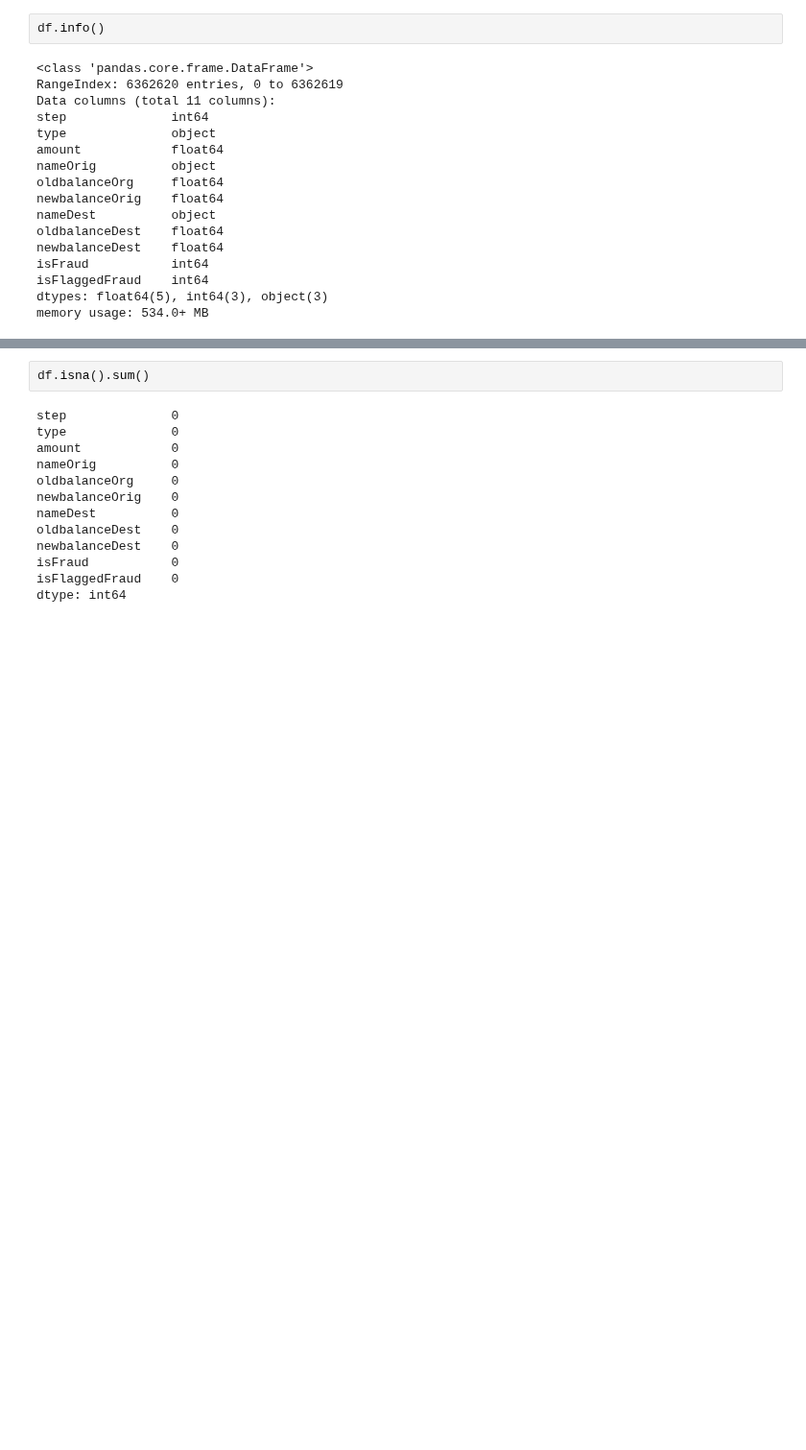
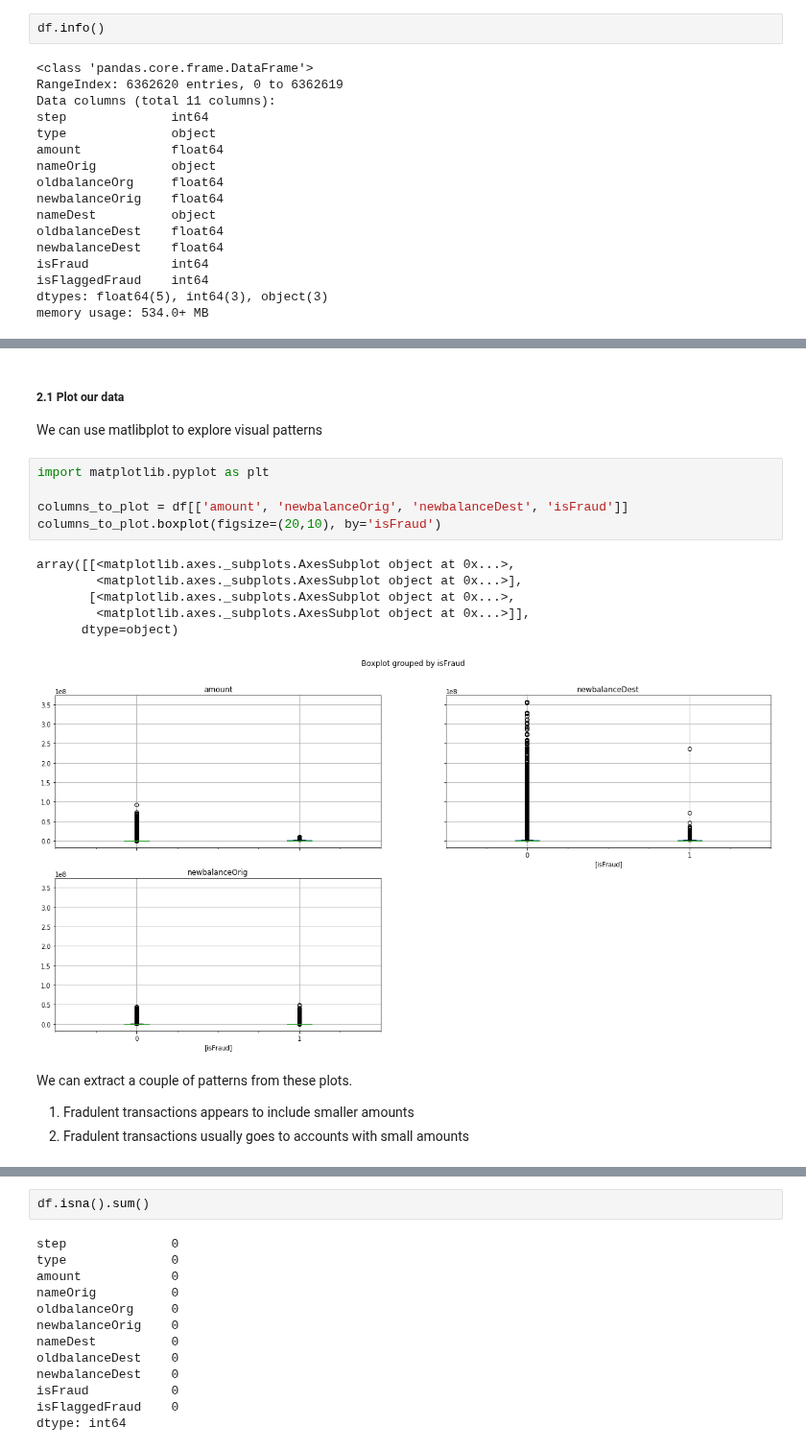
Before and after one commit to aslotte/mldotnet-real-time-data-streaming-workshop, a Jupyter notebook: src/machine-learning/jupyter/jupytervm/fraudulent-transactions.ipynb, the cells around one changed output, grey strips where cells are left out. Shown at 96% size. Saved outputs shown, nothing was run; the diff lists cells and outputs as text; blank space fills up the shorter version.

```diff
--- a/src/machine-learning/jupyter/jupytervm/fraudulent-transactions.ipynb
+++ b/src/machine-learning/jupyter/jupytervm/fraudulent-transactions.ipynb
@@ -47,0 +71,19 @@ Running the following command indicates that we do not have any missing values
+# %% [markdown]
+##### 2.1 Plot our data
+We can use matlibplot to explore visual patterns
+# %%
+import matplotlib.pyplot as plt
+
+columns_to_plot = df[['amount', 'newbalanceOrig', 'newbalanceDest', 'isFraud']]
+columns_to_plot.boxplot(figsize=(20,10), by='isFraud')
+# %% [output]
+array([[<matplotlib.axes._subplots.AxesSubplot object at 0x...>,
+        <matplotlib.axes._subplots.AxesSubplot object at 0x...>],
+       [<matplotlib.axes._subplots.AxesSubplot object at 0x...>,
+        <matplotlib.axes._subplots.AxesSubplot object at 0x...>]],
+      dtype=object)
+[figure, added]
+# %% [markdown]
+We can extract a couple of patterns from these plots.
+1. Fradulent transactions appears to include smaller amounts
+2. Fradulent transactions usually goes to accounts with small amounts
```
Also changed, not shown: parts of 57 cells of this notebook.
